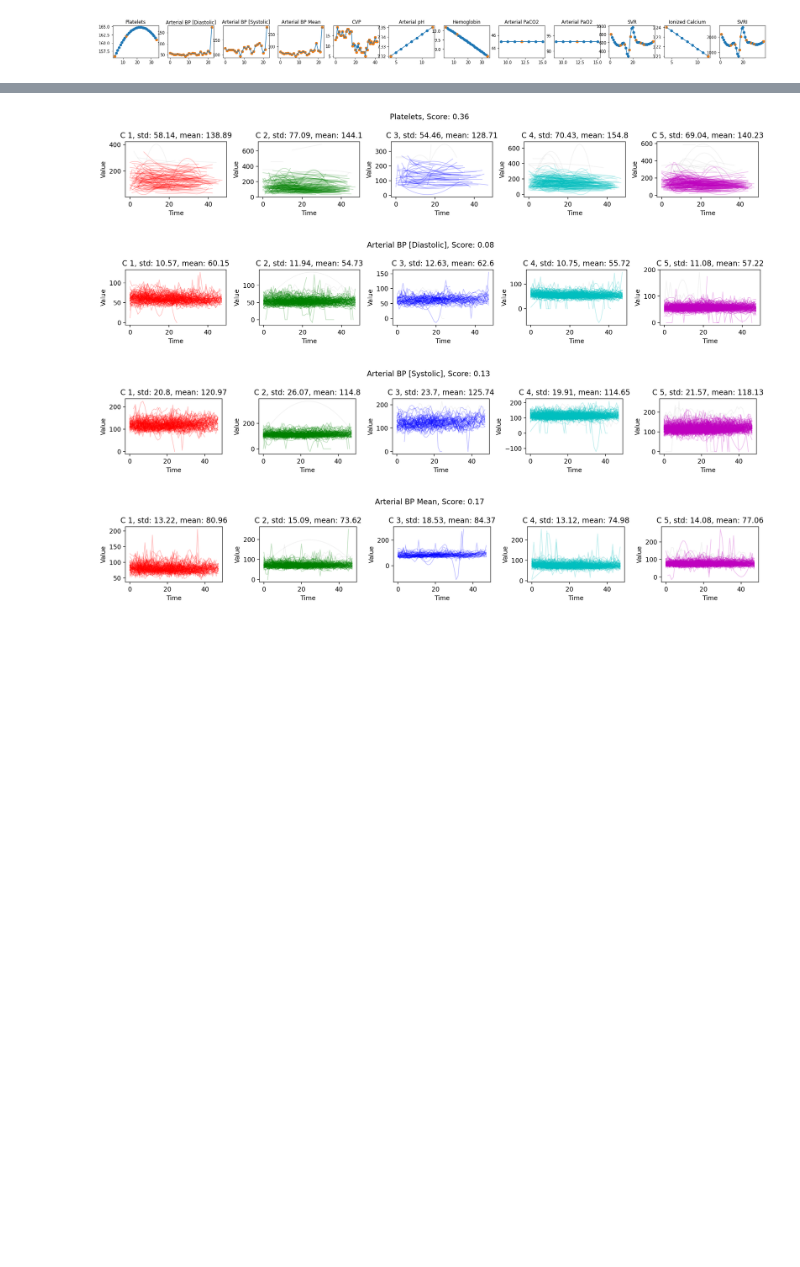
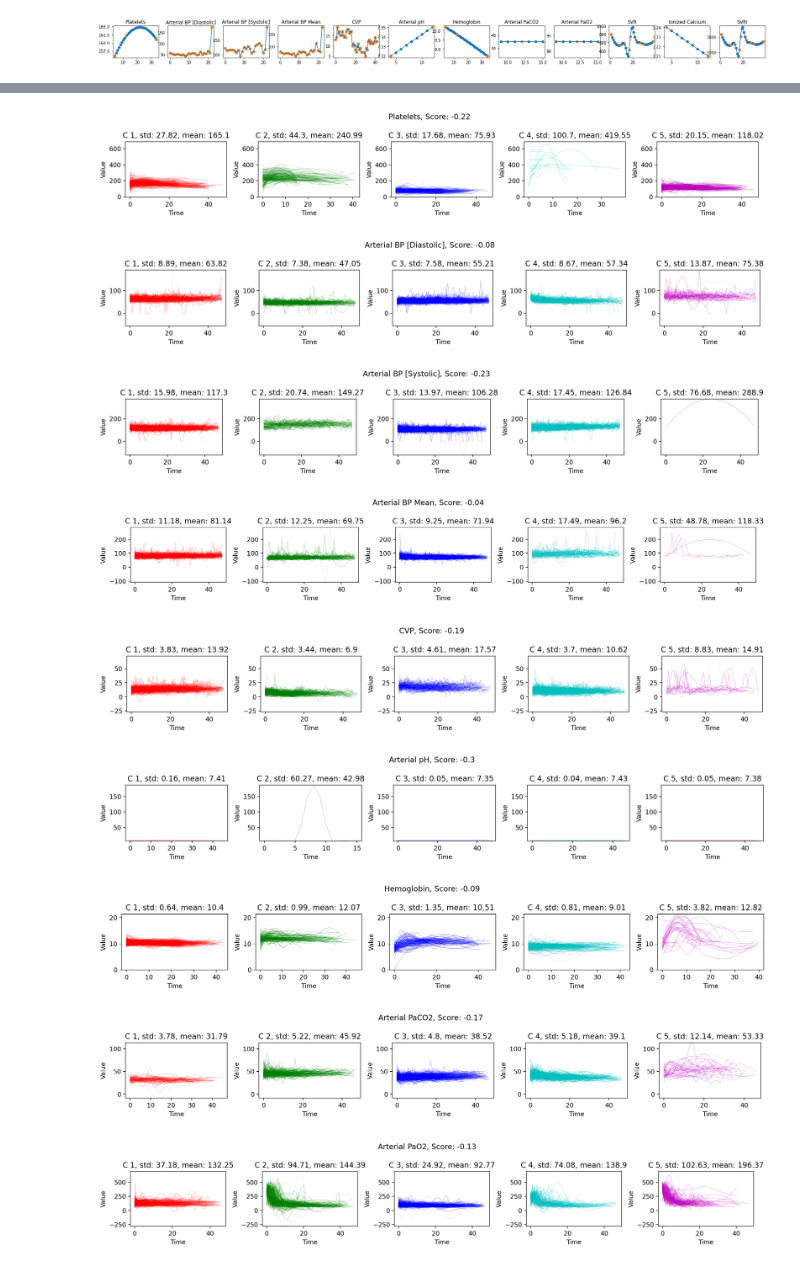
Before and after one commit to BenMarkFrost/LEN_Individual_Project, a Jupyter notebook: Static/temporalClustering.ipynb, the cells around one changed output, grey strips where cells are left out. Cells and saved outputs as stored; diff of their text form; code cells hidden in the pictures; blank space fills up the shorter version.

Commit message:
Categorizing clustered values

```diff
--- a/Static/temporalClustering.ipynb
+++ b/Static/temporalClustering.ipynb
@@ -486,17 +475,10 @@ def timeSeriesCluster(column, clusters):
 # %%
-clusteredDF = pd.DataFrame(columns=clusteringPatients[0].interpolatedData.columns)
-
 scores = {}
 
-clusters = 5
-
-# time_series_cluster('Platelets')
-
-for column in tqdm(clusteredDF.columns):
-    dataFormatted, y_pred = timeSeriesCluster(column, clusters)
-    clusteredDF[column] = y_pred
-
-    # Using sampling for the silhouette score since calculating the score on the entire dataset takes ages
+# Using sampling for the silhouette score since calculating the score on the entire dataset takes ages
+# Is this calculated right?
+for column in clusteredDF.columns:
+    y_pred = clusteredDF[column]
     test_size = 0.1
     sample_idx = np.random.choice(dataFormatted.shape[0], int(test_size * len(dataFormatted)), replace=False)
     test_sample_x = dataFormatted[sample_idx]
@@ -510,9 +492,7 @@ for column in tqdm(clusteredDF.columns):
     score = silhouette_score(test_sample_x, test_sample_y)
     scores[column] = score
 
-print(f"{column}: {score}" for column, score in scores)
-
-
+print(scores)
 
 # display(clusteredDF)
 # %% [output]
@@ -550,6 +520,7 @@ def removeOutliers(data, threshold):
 # %%
 colours = {0:'r', 1:'g', 2:'b', 3:'c', 4:'m', 5:'y', 6:'k', 7:'w', 8:'orange', 9:'purple', 10:'pink'}
 
+clusterMetricsList = []
 
 for col in clusteredDF.columns:
 
@@ -558,38 +529,59 @@ for col in clusteredDF.columns:
 
     fig.suptitle(f"{col}, Score: {np.round(scores[col], 2)}")
 
     colData = [np.pad(j.interpolatedData[col].values, (0, 48 - len(j.interpolatedData[col].values)), 'constant', constant_values = (np.NaN, np.NaN)) for j in clusteringPatients]
     # print(colData)
 
+    minVal, maxVal = np.nanmin([np.nanmin(j) for j in colData]), np.nanmax([np.nanmax(j) for j in colData])
+
     for i in range(clusters):
         plt.subplot(1, clusters, i+1)
 
-        dataCluster = np.array(colData)[y_pred == i]
+        y_pred = clusteredDF[col]
 
-        withoutOutliers, outliers = removeOutliers(dataCluster, 2)
+        # dataCluster = np.array(colData)[y_pred == i]
+
+        dataCluster = formatForTimeSeries(col)[y_pred == i]
+
+        withoutOutliers, outliers = removeOutliers(dataCluster, 1.5)
 
         # print(f"Num removed: {len(dataCluster) - len(withoutOutliers)}")
 
         # print(len(dataCluster))
         # print(len(withoutOutliers))
 
         for sample in outliers:
             plt.plot(sample, c='black', alpha=0.05, linewidth=1)
 
         for sample in withoutOutliers:
-            plt.plot(sample, c=colours[i], alpha=0.25, linewidth=1)
+            plt.plot(sample, c=colours[i], alpha=0.2, linewidth=1)
 
-        plt.title(f"C {i+1}, std: {np.round(np.nanstd(dataCluster), 2)}, mean: {np.round(np.nanmean(dataCluster), 2)}")
+        stdDev = np.nanstd(withoutOutliers)
+        mean = np.nanmean(withoutOutliers)
+
+        clusterMetricsList.append([col, stdDev, mean])
+
+        plt.title(f"C {i+1}, std: {np.round(stdDev, 2)}, mean: {np.round(mean, 2)}")
         plt.xlabel("Time")
         plt.ylabel("Value")
         # print(dataCluster)
         # print(np.nanstd(dataCluster))
+        plt.ylim(minVal, maxVal)
 
 
     plt.tight_layout()
     plt.show()
+
+
+clusterMetricsDF = pd.DataFrame(data = clusterMetricsList, columns=['Feature', 'StdDev', 'Mean'])
+display(clusterMetricsDF)
 # %% [output]
-[figure, old version]
+[figure, new version]
-[figure, old version]
+[figure, new version]
-[figure, old version]
+[figure, new version]
-[figure, old version]
+[figure, new version]
+[figure, added]
+[figure, added]
+[figure, added]
+[figure, added]
+[figure, added]
```
Also changed, not shown: parts of 16 cells of this notebook, 2 other files.
